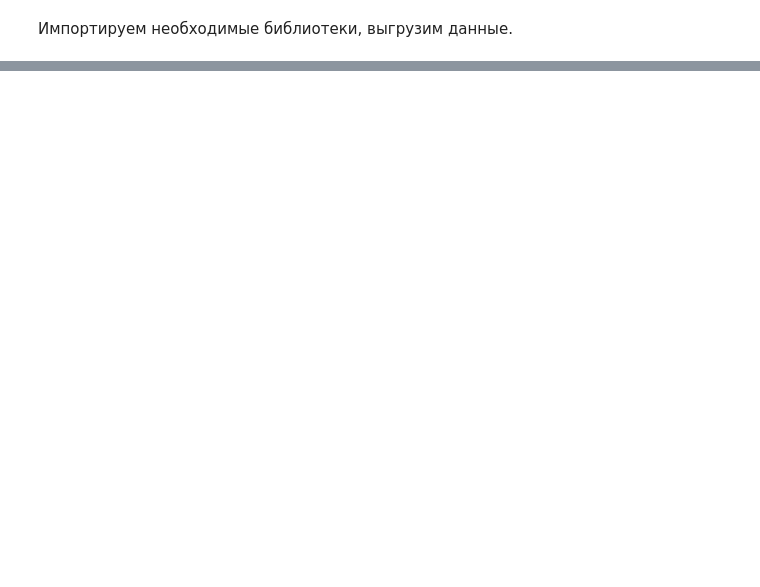
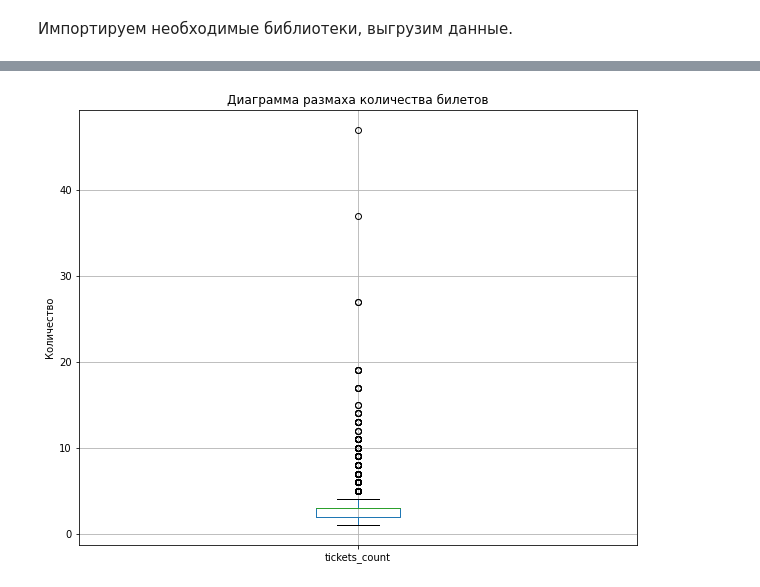
Before and after one commit to scavenger4/first_analysis, a Jupyter notebook: analys.ipynb, the cells around one changed output, grey strips where cells are left out. Saved outputs shown, nothing was run; the diff lists cells and outputs as text; code cells hidden in the pictures; blank space fills up the shorter version.

```diff
--- a/analys.ipynb
+++ b/analys.ipynb
@@ -126,0 +329,8 @@ df = pd.read_sql_query(query,con=engine)
+# %%
+#диаграмма размаха для tickets_count
+df.boxplot(column='tickets_count',figsize=(10,8))
+plt.title('Диаграмма размаха количества билетов')
+plt.ylabel('Количество')
+plt.show()
+# %% [output]
+[figure, added]
```
Also changed, not shown: parts of 42 cells of this notebook.
